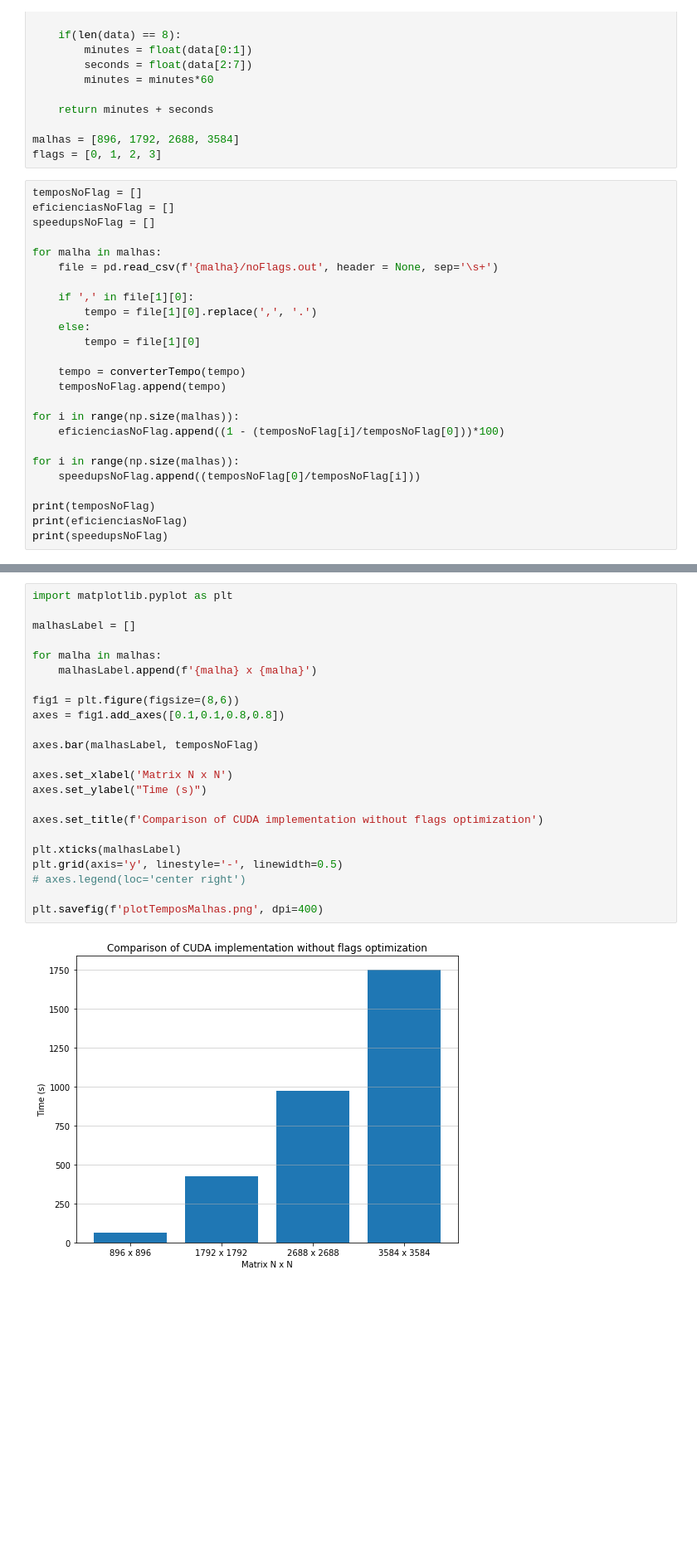
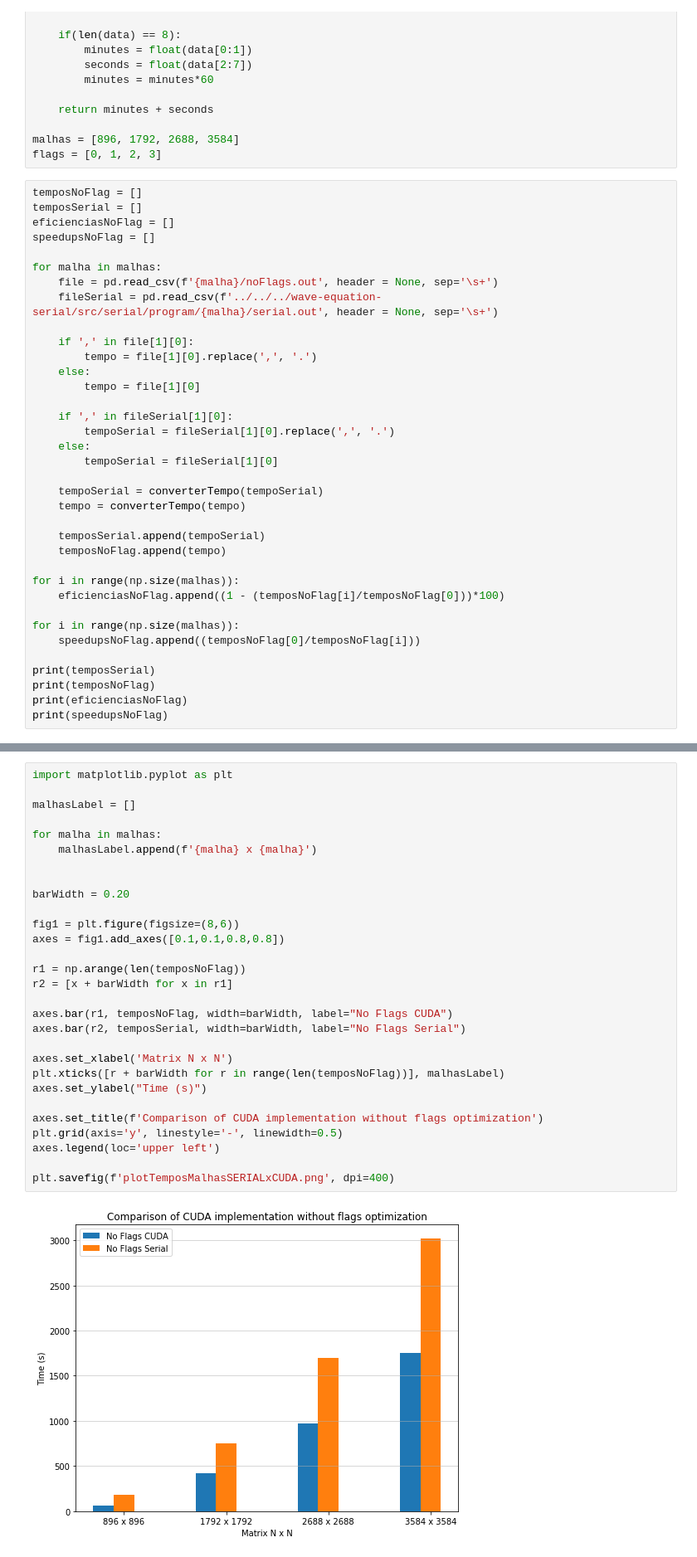
Before and after one commit to Shnrqpdr/Wave-Equation, a Jupyter notebook: wave-equation-cuda/src/benchmark/notebookBenchmark.ipynb, the cells around one changed output, grey strips where cells are left out. Shown at 83% size. Saved outputs shown, nothing was run; the diff lists cells and outputs as text; blank space fills up the shorter version.

```diff
--- a/wave-equation-cuda/src/benchmark/notebookBenchmark.ipynb
+++ b/wave-equation-cuda/src/benchmark/notebookBenchmark.ipynb
@@ -24,18 +24,28 @@ malhas = [896, 1792, 2688, 3584]
 flags = [0, 1, 2, 3]
 # %%
 temposNoFlag = []
+temposSerial = []
 eficienciasNoFlag = []
 speedupsNoFlag = []
 
 for malha in malhas:
     file = pd.read_csv(f'{malha}/noFlags.out', header = None, sep='\s+')
+    fileSerial = pd.read_csv(f'../../../wave-equation-serial/src/serial/program/{malha}/serial.out', header = None, sep='\s+')
 
     if ',' in file[1][0]:
         tempo = file[1][0].replace(',', '.')
     else:
         tempo = file[1][0]
 
+    if ',' in fileSerial[1][0]:
+        tempoSerial = fileSerial[1][0].replace(',', '.')
+    else:
+        tempoSerial = fileSerial[1][0]
+
+    tempoSerial = converterTempo(tempoSerial)
     tempo = converterTempo(tempo)
+
+    temposSerial.append(tempoSerial)
     temposNoFlag.append(tempo)
 
 for i in range(np.size(malhas)):
@@ -44,6 +54,7 @@ for i in range(np.size(malhas)):
 for i in range(np.size(malhas)):
     speedupsNoFlag.append((temposNoFlag[0]/temposNoFlag[i]))
 
+print(temposSerial)
 print(temposNoFlag)
 print(eficienciasNoFlag)
 print(speedupsNoFlag)
@@ -54,28 +66,34 @@ print(speedupsNoFlag)
 # %%
 import matplotlib.pyplot as plt
 
 malhasLabel = []
 
 for malha in malhas:
     malhasLabel.append(f'{malha} x {malha}')
 
+
+barWidth = 0.20
+
 fig1 = plt.figure(figsize=(8,6))
 axes = fig1.add_axes([0.1,0.1,0.8,0.8])
 
-axes.bar(malhasLabel, temposNoFlag)
+r1 = np.arange(len(temposNoFlag))
+r2 = [x + barWidth for x in r1]
+
+axes.bar(r1, temposNoFlag, width=barWidth, label="No Flags CUDA")
+axes.bar(r2, temposSerial, width=barWidth, label="No Flags Serial")
 
 axes.set_xlabel('Matrix N x N')
+plt.xticks([r + barWidth for r in range(len(temposNoFlag))], malhasLabel)
 axes.set_ylabel("Time (s)")
 
 axes.set_title(f'Comparison of CUDA implementation without flags optimization')
+plt.grid(axis='y', linestyle='-', linewidth=0.5)
+axes.legend(loc='upper left')
 
-plt.xticks(malhasLabel)
-plt.grid(axis='y', linestyle='-', linewidth=0.5)
-# axes.legend(loc='center right')
-
-plt.savefig(f'plotTemposMalhas.png', dpi=400)
+plt.savefig(f'plotTemposMalhasSERIALxCUDA.png', dpi=400)
 # %% [output]
-[figure, old version]
+[figure, new version]
 # %%
 temposFlagFast = []
 eficienciasFlagFast = []
```
Also changed, not shown: parts of 1 cell of this notebook, 15 other files.
